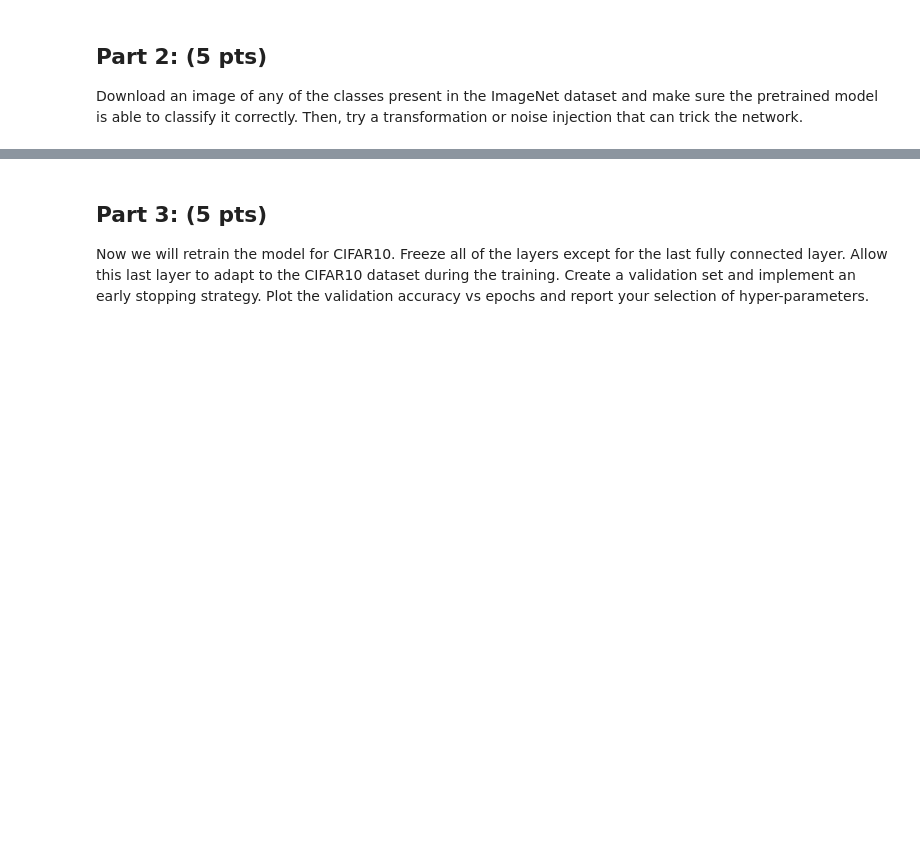
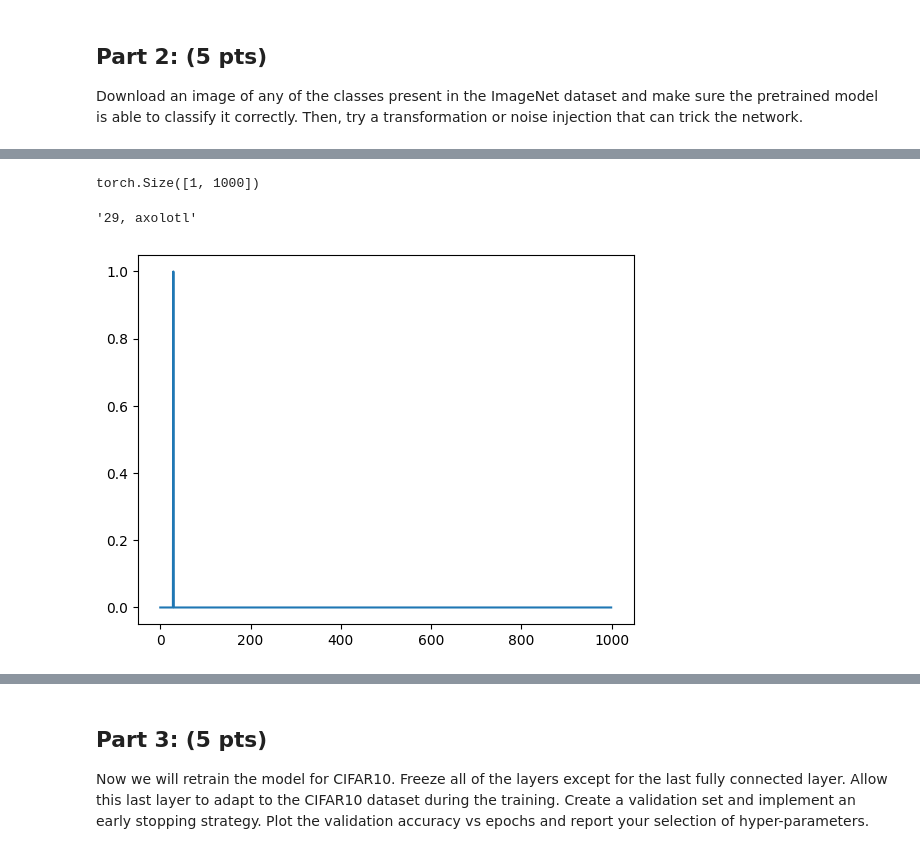
Before and after one commit to Jagardiner97/STAT-6685, a Jupyter notebook: HW4/src/transfer.ipynb, the cells around one changed output, grey strips where cells are left out. Saved outputs shown, nothing was run; the diff lists cells and outputs as text; code cells hidden in the pictures; blank space fills up the shorter version.

```diff
--- a/HW4/src/transfer.ipynb
+++ b/HW4/src/transfer.ipynb
@@ -97,0 +109,5 @@ ResNet(
+# %%
+# get the ImageNet labels
+with open('../data/imagenet_classes.txt') as f:
+    imagenet_labels = [line.strip() for line in f.readlines()]
+imagenet_labels
@@ -102,0 +151,15 @@ FileNotFoundError: [Errno 2] No such file or directory: 'koala_pic.png'
+# %%
+# use the model to predict for the image
+model.eval()
+outputA = model(axolotlT.unsqueeze(0).to(device))
+probs = torch.nn.Softmax(dim=1)(outputA)
+probs.shape
+# %% [output]
+torch.Size([1, 1000])
+# %%
+# plot the guess of the model for the image
+plt.plot(probs.detach().cpu()[0])
+imagenet_labels[probs.argmax()]
+# %% [output]
+'29, axolotl'
+[figure, added]
```
Also changed, not shown: parts of 16 cells of this notebook.
